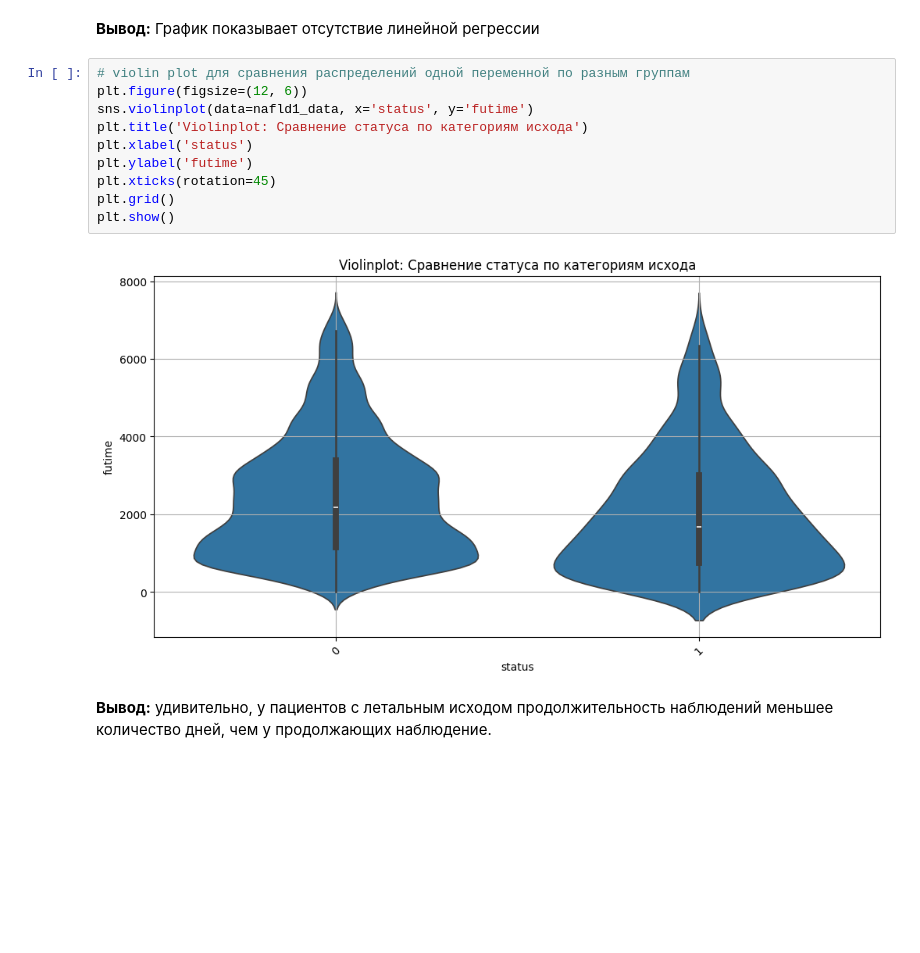
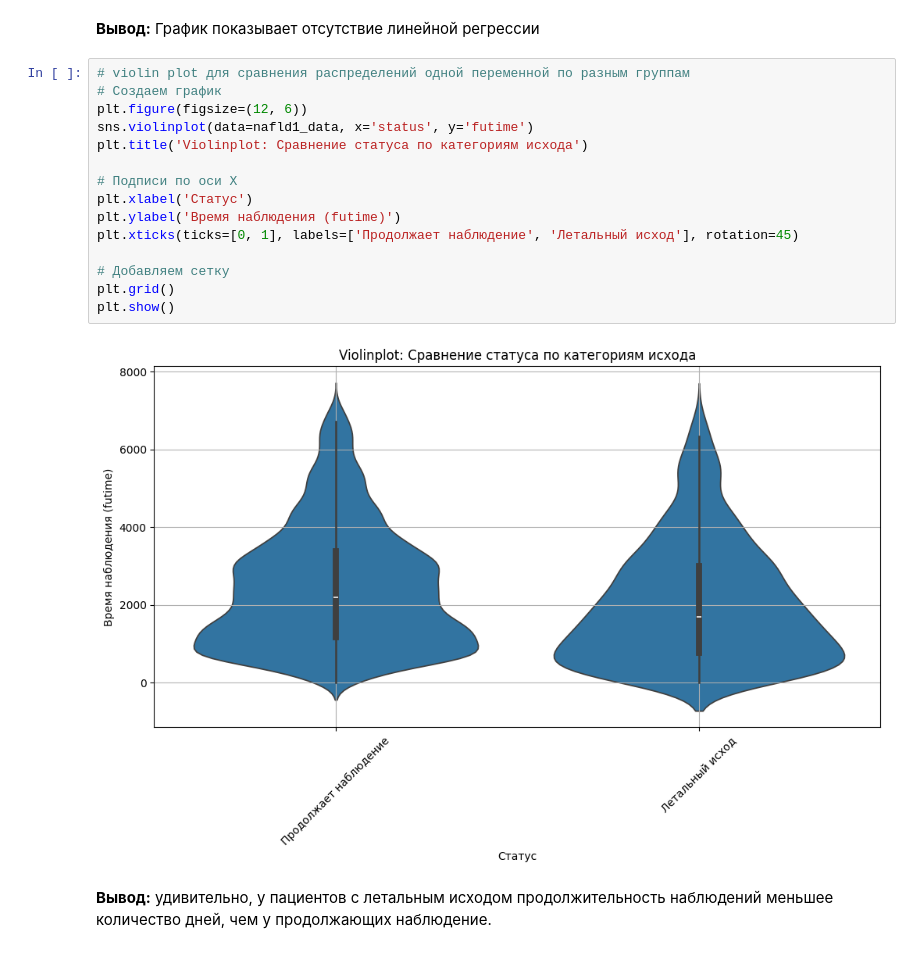
Before and after one commit to HelgaHanemer/SF-Data-Science, a Jupyter notebook: Data_cleaning_and_visualisation_project/C_and_V_project.ipynb, the cells around one changed output. Saved outputs shown, nothing was run; the diff lists cells and outputs as text; blank space fills up the shorter version.

```diff
--- a/Data_cleaning_and_visualisation_project/C_and_V_project.ipynb
+++ b/Data_cleaning_and_visualisation_project/C_and_V_project.ipynb
@@ -369,16 +369,21 @@ plt.show();
 График показывает отсутствие линейной регрессии
 # %%
 # violin plot для сравнения распределений одной переменной по разным группам
+# Создаем график
 plt.figure(figsize=(12, 6))
 sns.violinplot(data=nafld1_data, x='status', y='futime')
 plt.title('Violinplot: Сравнение статуса по категориям исхода')
-plt.xlabel('status')
-plt.ylabel('futime')
-plt.xticks(rotation=45)
+
+# Подписи по оси X
+plt.xlabel('Статус')
+plt.ylabel('Время наблюдения (futime)')
+plt.xticks(ticks=[0, 1], labels=['Продолжает наблюдение', 'Летальный исход'], rotation=45)
+
+# Добавляем сетку
 plt.grid()
 plt.show()
 # %% [output]
-[figure, old version]
+[figure, new version]
 # %% [markdown]
 **Вывод:** удивительно, у пациентов с летальным исходом продолжительность наблюдений меньшее количество дней, чем у продолжающих наблюдение.
 # %%
```
Also changed, not shown: parts of 4 cells of this notebook.
